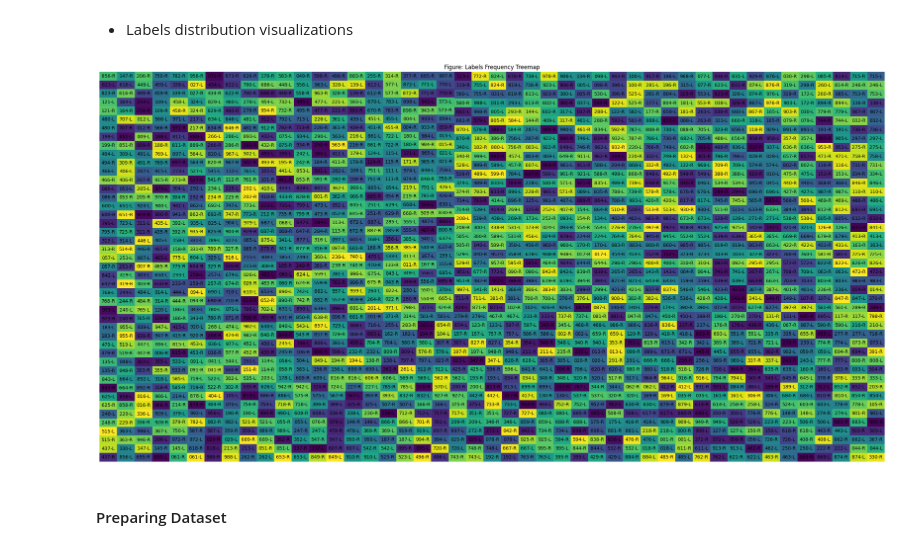
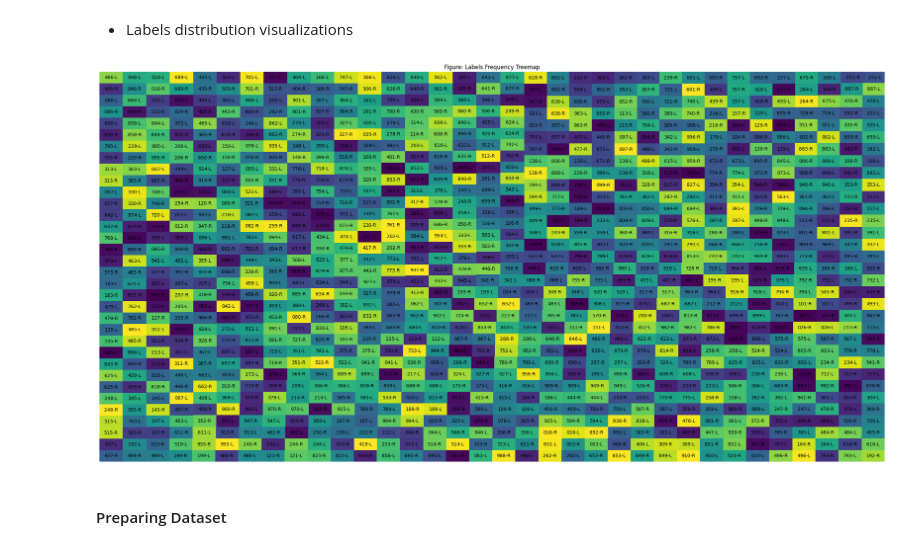
Before and after one commit to sondosaabed/Iris-of-eyes-recognition, a Jupyter notebook: Iris_recognition_1190652.ipynb, the cells around one changed output. Cells and saved outputs as stored; diff of their text form; code cells hidden in the pictures.

```diff
--- a/Iris_recognition_1190652.ipynb
+++ b/Iris_recognition_1190652.ipynb
@@ -196,6 +196,9 @@ def load_dataset(path):
     return df, labels, images
 # %%
 df, labels, images = load_dataset('/kaggle/input/casia-iris-thousand/CASIA-Iris-Thousand')
+# %%
+# df = df.sample(11398, random_state=1190652)
+df_subset = df.iloc[:11398].copy()
 # %% [markdown]
 #### Expolring Dataset
 # %%
@@ -364,12 +368,12 @@ plt.legend()
 - Labels distribution visualizations
 # %%
 plt.figure(figsize=(30, 15))
-squarify.plot(sizes=df['Label'].value_counts(), label=df['Label'].unique())
+squarify.plot(sizes=df_subset['Label'].value_counts(), label=df_subset['Label'].unique())
 plt.axis('off')
 plt.title('Figure: Labels Frequency Treemap')
 plt.show()
 # %% [output]
-[figure, old version]
+[figure, new version]
 # %% [markdown]
 #### Preparing Dataset
 # %% [markdown]
```
Also changed, not shown: parts of 25 cells of this notebook.
